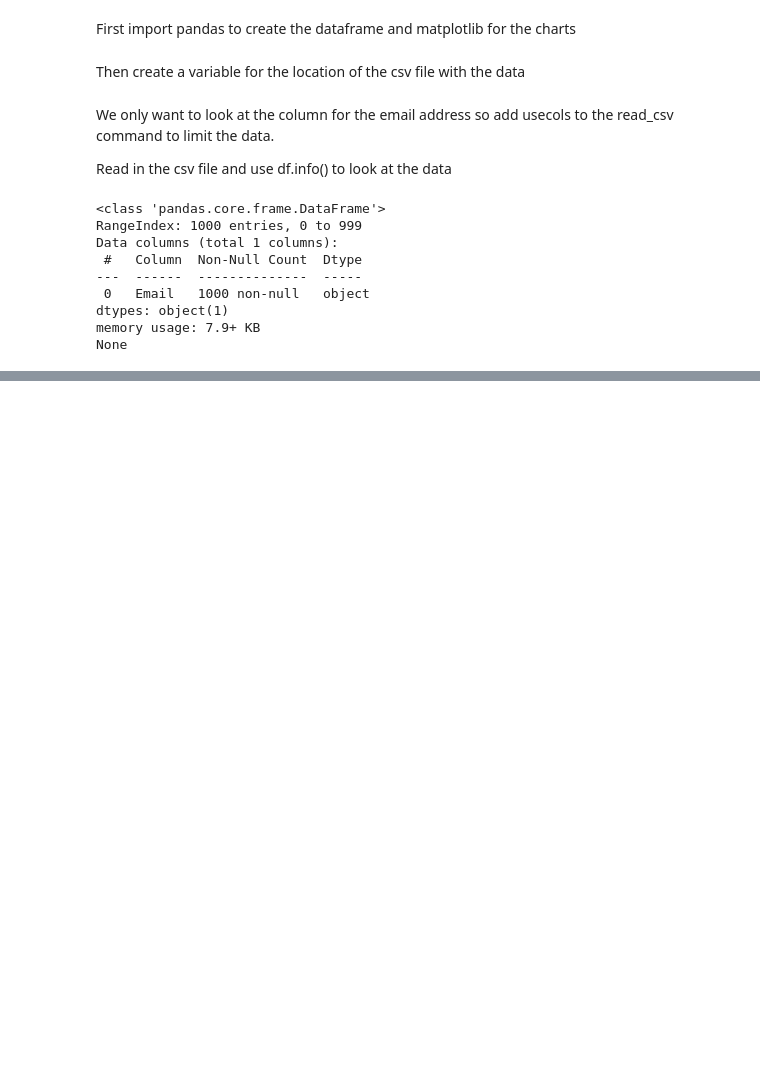
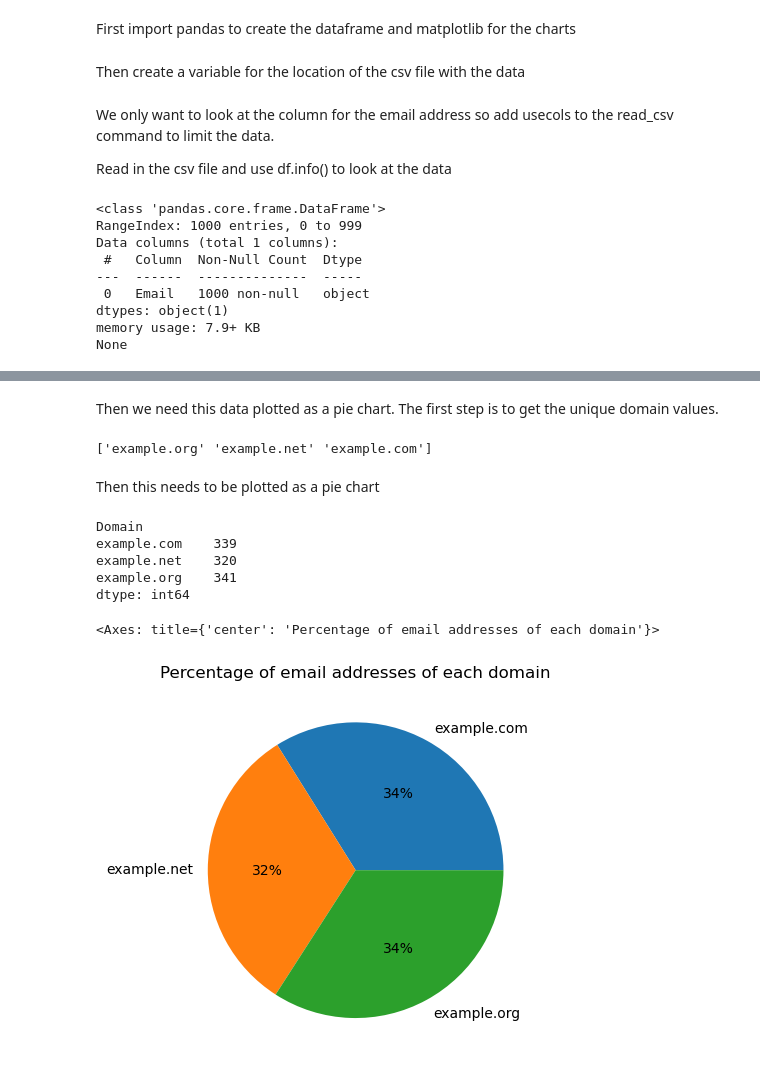
Before and after one commit to kknb1982/pfda, a Jupyter notebook: assignments/assignment03-pie.ipynb, the cells around one changed output, grey strips where cells are left out. Saved outputs shown, nothing was run; the diff lists cells and outputs as text; code cells hidden in the pictures; blank space fills up the shorter version.

Commit message:
Pie chart created

```diff
--- a/assignments/assignment03-pie.ipynb
+++ b/assignments/assignment03-pie.ipynb
@@ -14,7 +14,7 @@ We only want to look at the column for the email address so add usecols to the r
 
 Read in the csv file and use df.info() to look at the data
 # %%
-df = pd.read_csv(remote_file, usecols=['Email'])
+df = pd.read_csv(remote_file,  usecols=['Email'], dtype=str)
 print (df.info())
 # %% [output]
 <class 'pandas.core.frame.DataFrame'>
@@ -30,0 +31,3 @@ To create the piechart we need to split the domain name from the email addresses
+# %%
+df['Domain'] = df['Email'].str.split('@').str[1]
+# df.insert(1,"Domain", df['Email'].str.split('@').str[1])
@@ -30,0 +54,22 @@ To create the piechart we need to split the domain name from the email addresses
+# %% [markdown]
+Then we need this data plotted as a pie chart. The first step is to get the unique domain values.
+# %%
+unique_domain = df['Domain'].unique()
+print(unique_domain)
+# %% [output]
+['example.org' 'example.net' 'example.com']
+# %% [markdown]
+Then this needs to be plotted as a pie chart
+# %%
+print(df.groupby('Domain').size())
+# %% [output]
+Domain
+example.com    339
+example.net    320
+example.org    341
+dtype: int64
+# %%
+df.groupby('Domain').size().plot(kind='pie', autopct = '%1.0f%%', title="Percentage of email addresses of each domain")
+# %% [output]
+<Axes: title={'center': 'Percentage of email addresses of each domain'}>
+[figure, added]
```
Also changed, not shown: parts of 4 cells of this notebook.
